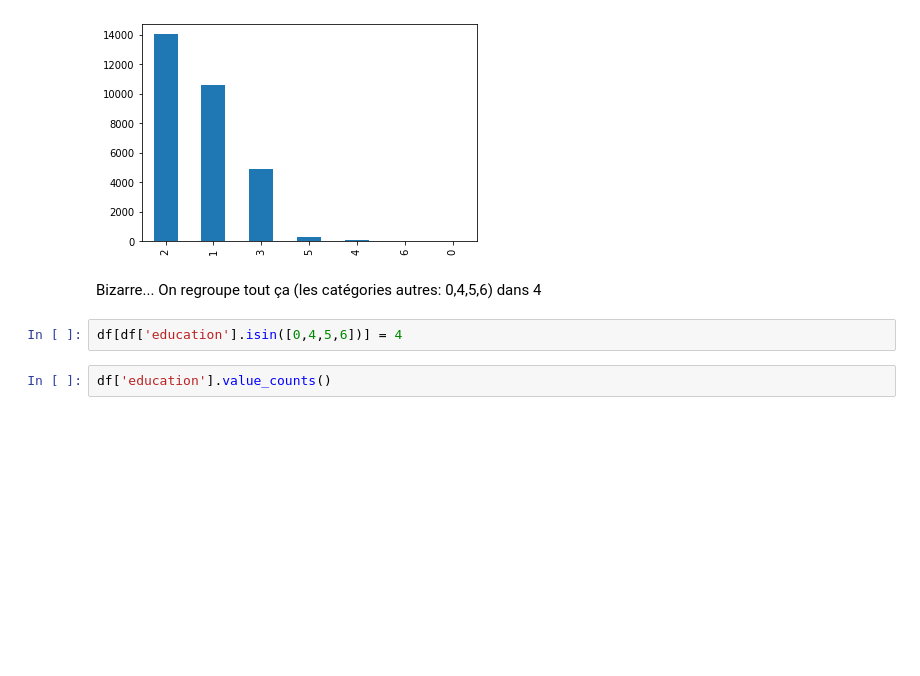
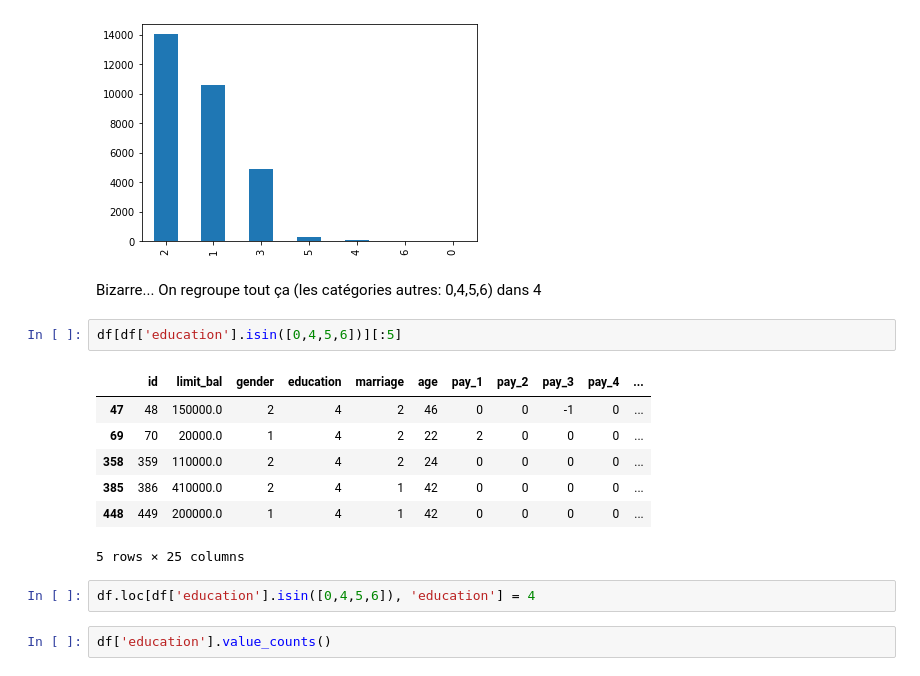
Before and after one commit to thomasXwang/UCI-Credit-card-defaults, a Jupyter notebook: UCI from scratch.ipynb, the cells around one changed output. Drawn from its saved outputs; the diff is of its cells as text; blank space fills up the shorter version.

```diff
--- a/UCI from scratch.ipynb
+++ b/UCI from scratch.ipynb
@@ -302,8 +325,18 @@ df.education.value_counts().plot(kind='bar')
 # %% [markdown]
 Bizarre...
 On regroupe tout ça (les catégories autres: 0,4,5,6) dans 4
+# %%
+df[df['education'].isin([0,4,5,6])][:5]
+# %% [output]
+|  | id | limit_bal | gender | education | marriage | age | pay_1 | pay_2 | pay_3 | pay_4 | ... |
+| 47 | 48 | 150000.0 | 2 | 4 | 2 | 46 | 0 | 0 | -1 | 0 | ... |
+| 69 | 70 | 20000.0 | 1 | 4 | 2 | 22 | 2 | 0 | 0 | 0 | ... |
+| 358 | 359 | 110000.0 | 2 | 4 | 2 | 24 | 0 | 0 | 0 | 0 | ... |
+| 385 | 386 | 410000.0 | 2 | 4 | 1 | 42 | 0 | 0 | 0 | 0 | ... |
+| 448 | 449 | 200000.0 | 1 | 4 | 1 | 42 | 0 | 0 | 0 | 0 | ... |
+5 rows × 25 columns
 # %%
-df[df['education'].isin([0,4,5,6])] = 4
+df.loc[df['education'].isin([0,4,5,6]), 'education'] = 4
 # %%
 df['education'].value_counts()
 # %% [output]
```
Also changed, not shown: parts of 10 cells of this notebook.
